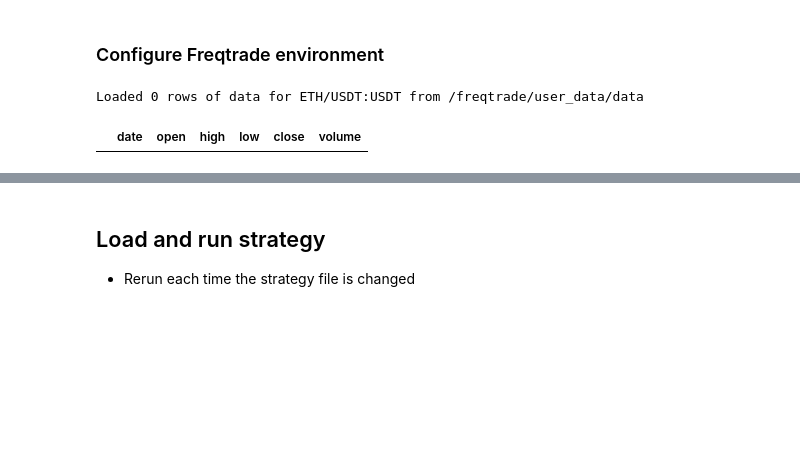
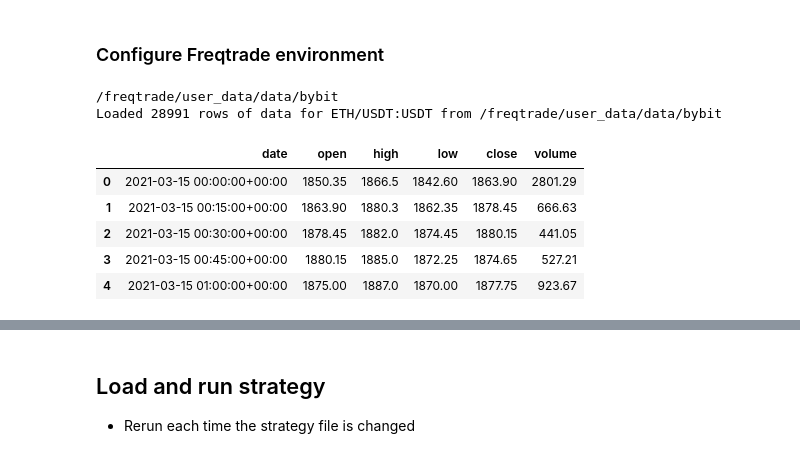
Before and after one commit to AllanElleuch/FreqTrade, a Jupyter notebook: ft_userdata/user_data/notebooks/strategy_analysis_example.ipynb, the cells around one changed output, grey strips where cells are left out. Drawn from its saved outputs; the diff is of its cells as text; code cells hidden in the pictures; blank space fills up the shorter version.

Commit message:
edit strategy py

```diff
--- a/ft_userdata/user_data/notebooks/strategy_analysis_example.ipynb
+++ b/ft_userdata/user_data/notebooks/strategy_analysis_example.ipynb
@@ -31,39 +31,51 @@ print(Path.cwd())
 # %% [markdown]
 ### Configure Freqtrade environment
 # %%
+### Configure Freqtrade environment¶
 from freqtrade.configuration import Configuration
 
 # Customize these according to your needs.
 
 # Initialize empty configuration object
-config = Configuration.from_files([])
+config = Configuration.from_files(["user_data/config.json"])
 # Optionally (recommended), use existing configuration file
 # config = Configuration.from_files(["user_data/config.json"])
 
 # Define some constants
 config["timeframe"] = "15m"
 # Name of the strategy class
-config["strategy"] = "SampleStrategy"
+config["strategy"] = "LSv1"
 # Location of the data
 data_location = config["datadir"]
 # Pair to analyze - Only use one pair here
-pair = "ETH/USDT"
+pair = "ETH/USDT:USDT"
+
+print(data_location)
 
 
-# Load data using values set above
+
+
+
+### Load data using values set above
 from freqtrade.data.history import load_pair_history
 from freqtrade.enums import CandleType
 
 candles = load_pair_history(datadir=data_location,
                             timeframe=config["timeframe"],
                             pair=pair,
                             data_format = "json",  # Make sure to update this to your data
                             candle_type=CandleType.FUTURES,
                             )
 
 # Confirm success
 print(f"Loaded {len(candles)} rows of data for {pair} from {data_location}")
 candles.head()
 # %% [output]
-Loaded 0 rows of data for ETH/USDT:USDT from /freqtrade/user_data/data
+/freqtrade/user_data/data/bybit
+Loaded 28991 rows of data for ETH/USDT:USDT from /freqtrade/user_data/data/bybit
 |  | date | open | high | low | close | volume |
+| 0 | 2021-03-15 00:00:00+00:00 | 1850.35 | 1866.5 | 1842.60 | 1863.90 | 2801.29 |
+| 1 | 2021-03-15 00:15:00+00:00 | 1863.90 | 1880.3 | 1862.35 | 1878.45 | 666.63 |
+| 2 | 2021-03-15 00:30:00+00:00 | 1878.45 | 1882.0 | 1874.45 | 1880.15 | 441.05 |
+| 3 | 2021-03-15 00:45:00+00:00 | 1880.15 | 1885.0 | 1872.25 | 1874.65 | 527.21 |
+| 4 | 2021-03-15 01:00:00+00:00 | 1875.00 | 1887.0 | 1870.00 | 1877.75 | 923.67 |
```
Also changed, not shown: parts of 11 cells of this notebook.
